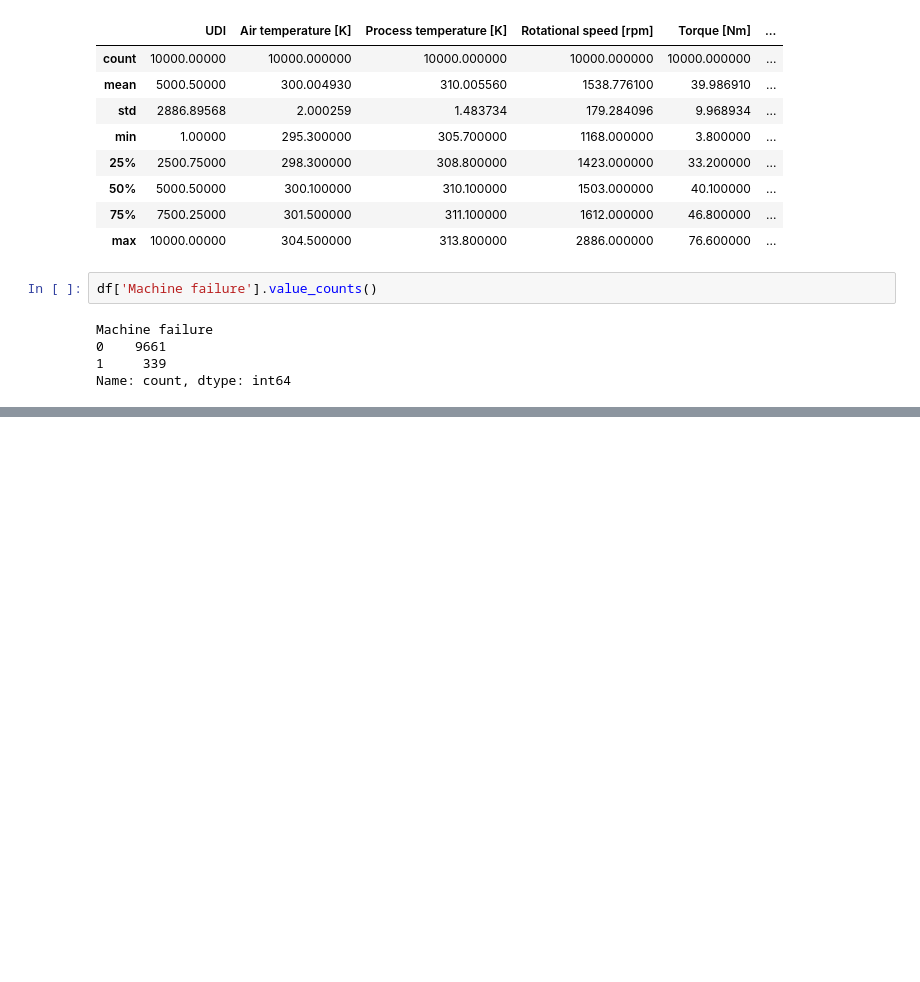
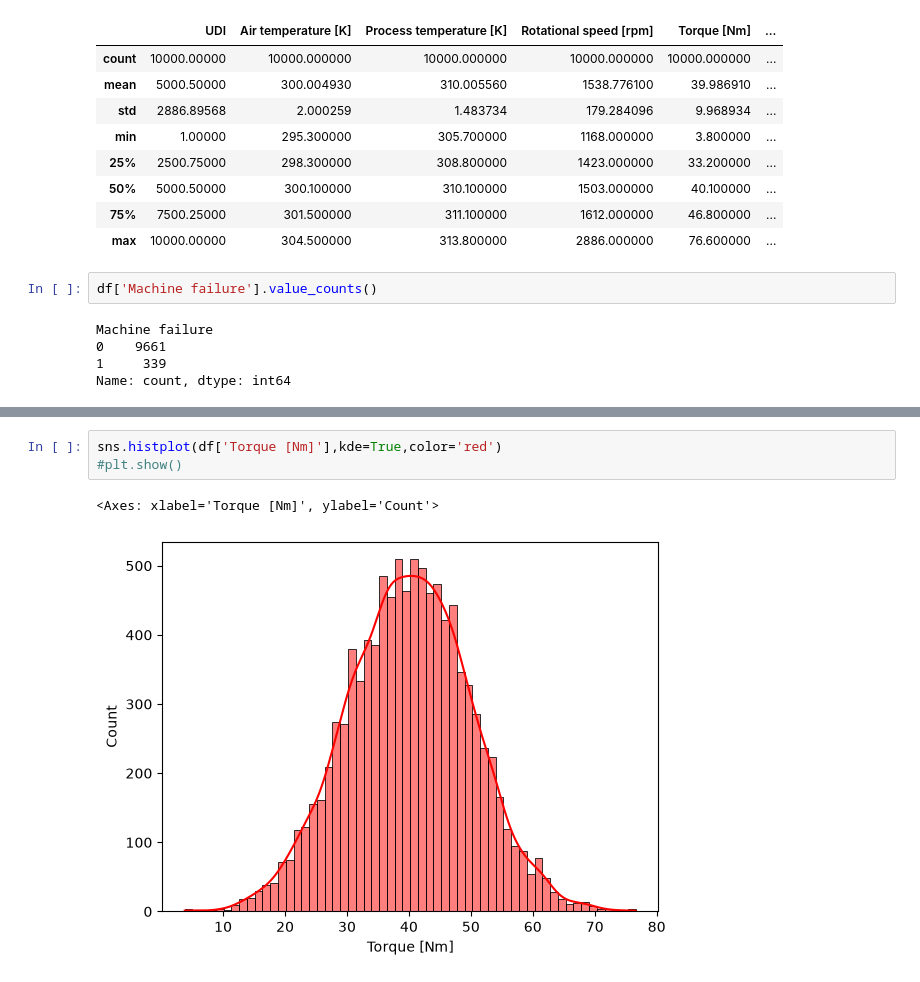
Before and after one commit to sanjayofficialworks-ai/predictive-maintance, a Jupyter notebook: notebooks/eda.ipynb, the cells around one changed output, grey strips where cells are left out. Drawn from its saved outputs; the diff is of its cells as text; blank space fills up the shorter version.

```diff
--- a/notebooks/eda.ipynb
+++ b/notebooks/eda.ipynb
@@ -67,0 +107,6 @@ Name: count, dtype: int64
+# %%
+sns.histplot(df['Torque [Nm]'],kde=True,color='red')
+#plt.show()
+# %% [output]
+<Axes: xlabel='Torque [Nm]', ylabel='Count'>
+[figure, added]
```
Also changed, not shown: parts of 30 cells of this notebook.
